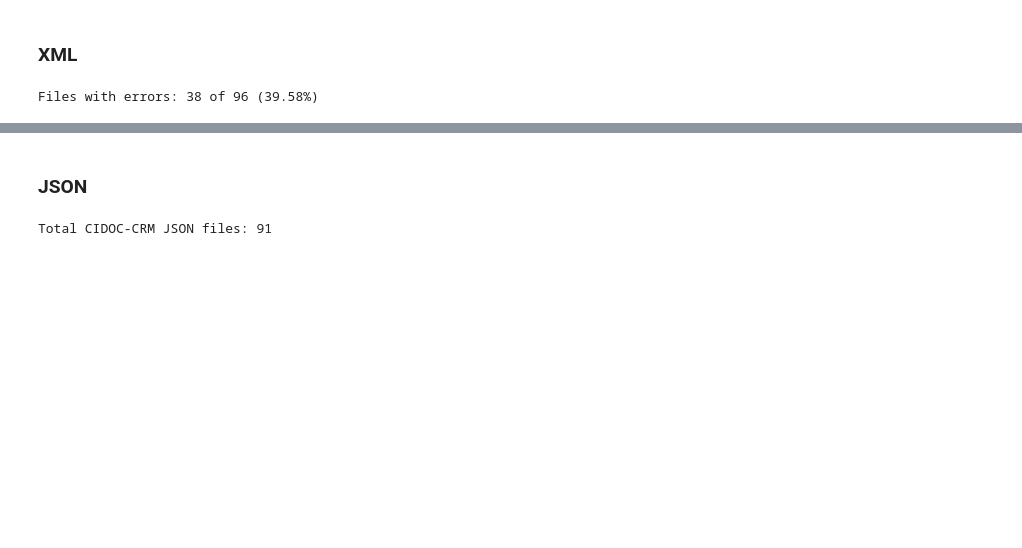
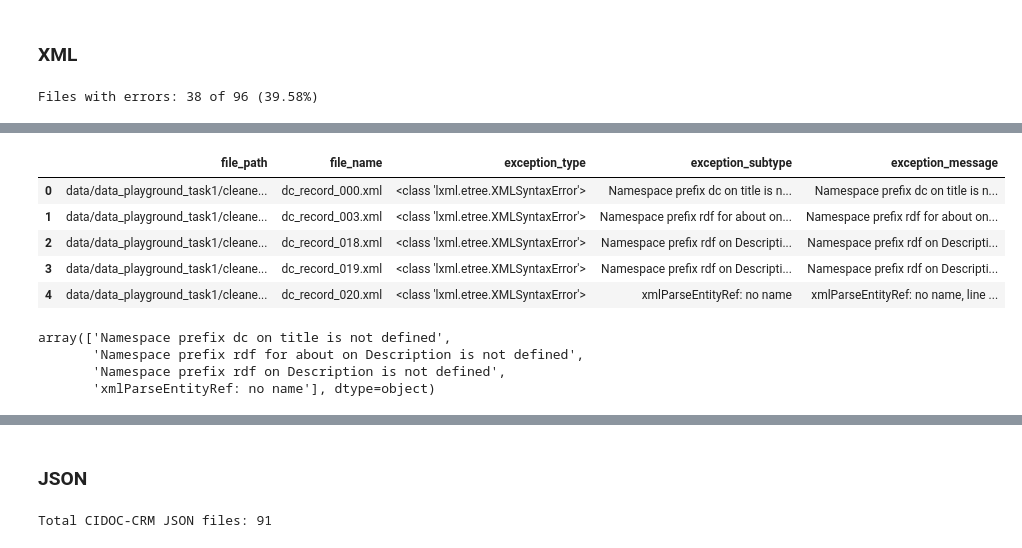
Before and after one commit to thegoose20/lada-eval, a Jupyter notebook: evaluation.ipynb, the cells around one changed output, grey strips where cells are left out. Drawn from its saved outputs; the diff is of its cells as text; code cells hidden in the pictures; blank space fills up the shorter version.

```diff
--- a/evaluation.ipynb
+++ b/evaluation.ipynb
@@ -113,0 +116,3 @@ Files with errors: 38 of 96 (39.58%)
+# %%
+df_se = pd.DataFrame.from_dict(syntax_errors)
+df_se.head()
@@ -113,0 +126,5 @@ Files with errors: 38 of 96 (39.58%)
+# %%
+new_file_col = df_se["file"].apply(lambda x: x.split("/")[-1])
+df_se = df_se.rename(columns={"file":"file_path"})
+df_se.insert(1, "file_name", new_file_col)
+df_se.head()
@@ -113,0 +140,19 @@ Files with errors: 38 of 96 (39.58%)
+# %%
+pattern = "^[\D]+,"
+new_exception_col = df_se["exception_message"].apply(lambda x: re.findall(pattern, x)[0][:-1])
+df_se.insert(len(df_se.columns)-1, "exception_subtype", new_exception_col)
+df_se.head()
+# %% [output]
+|  | file_path | file_name | exception_type | exception_subtype | exception_message |
+| 0 | data/data_playground_task1/cleane... | dc_record_000.xml | <class 'lxml.etree.XMLSyntaxError'> | Namespace prefix dc on title is n... | Namespace prefix dc on title is n... |
+| 1 | data/data_playground_task1/cleane... | dc_record_003.xml | <class 'lxml.etree.XMLSyntaxError'> | Namespace prefix rdf for about on... | Namespace prefix rdf for about on... |
+| 2 | data/data_playground_task1/cleane... | dc_record_018.xml | <class 'lxml.etree.XMLSyntaxError'> | Namespace prefix rdf on Descripti... | Namespace prefix rdf on Descripti... |
+| 3 | data/data_playground_task1/cleane... | dc_record_019.xml | <class 'lxml.etree.XMLSyntaxError'> | Namespace prefix rdf on Descripti... | Namespace prefix rdf on Descripti... |
+| 4 | data/data_playground_task1/cleane... | dc_record_020.xml | <class 'lxml.etree.XMLSyntaxError'> | xmlParseEntityRef: no name | xmlParseEntityRef: no name, line ... |
+# %%
+df_se.exception_subtype.unique()
+# %% [output]
+array(['Namespace prefix dc on title is not defined',
+       'Namespace prefix rdf for about on Description is not defined',
+       'Namespace prefix rdf on Description is not defined',
+       'xmlParseEntityRef: no name'], dtype=object)
```
Also changed, not shown: parts of 13 cells of this notebook.
